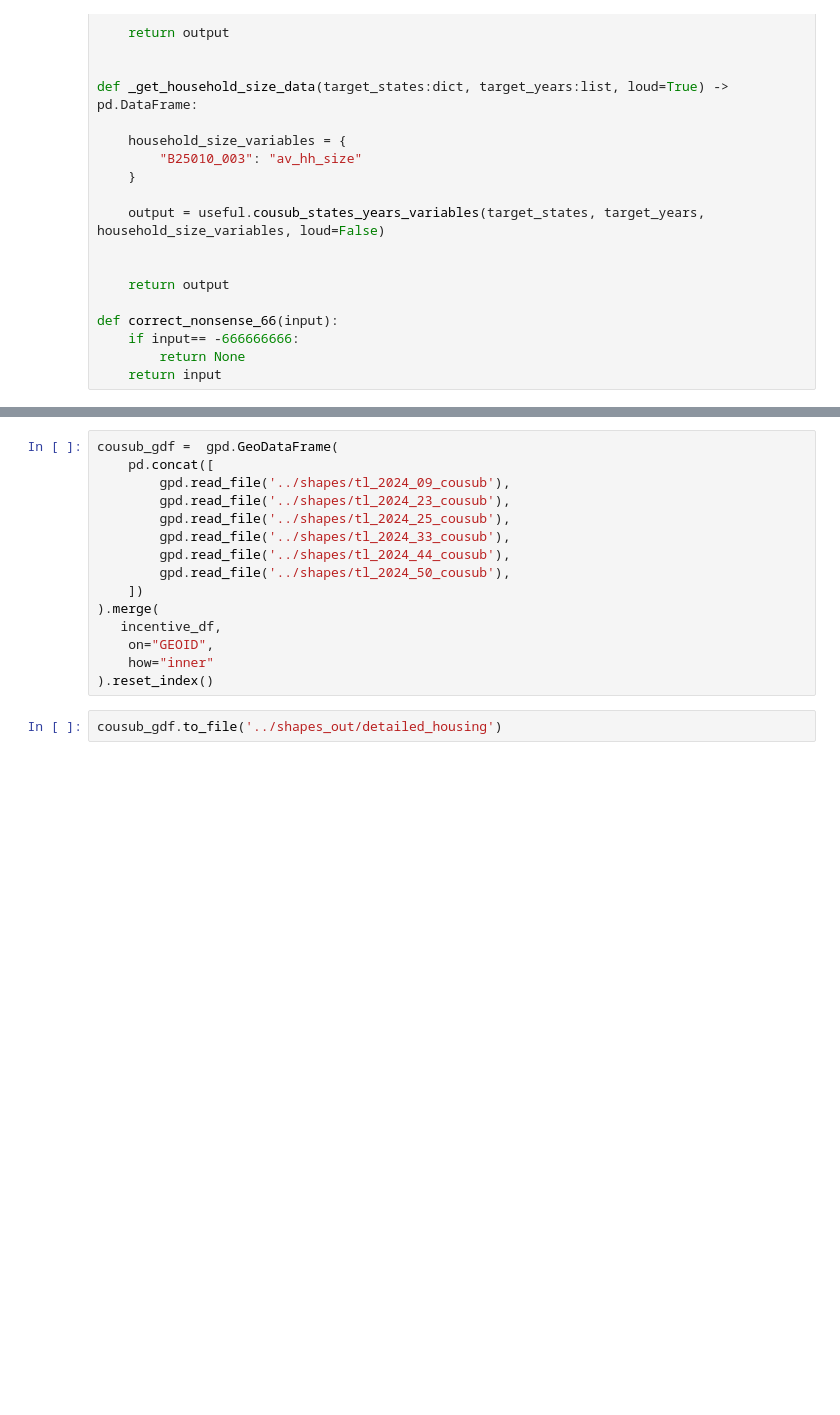
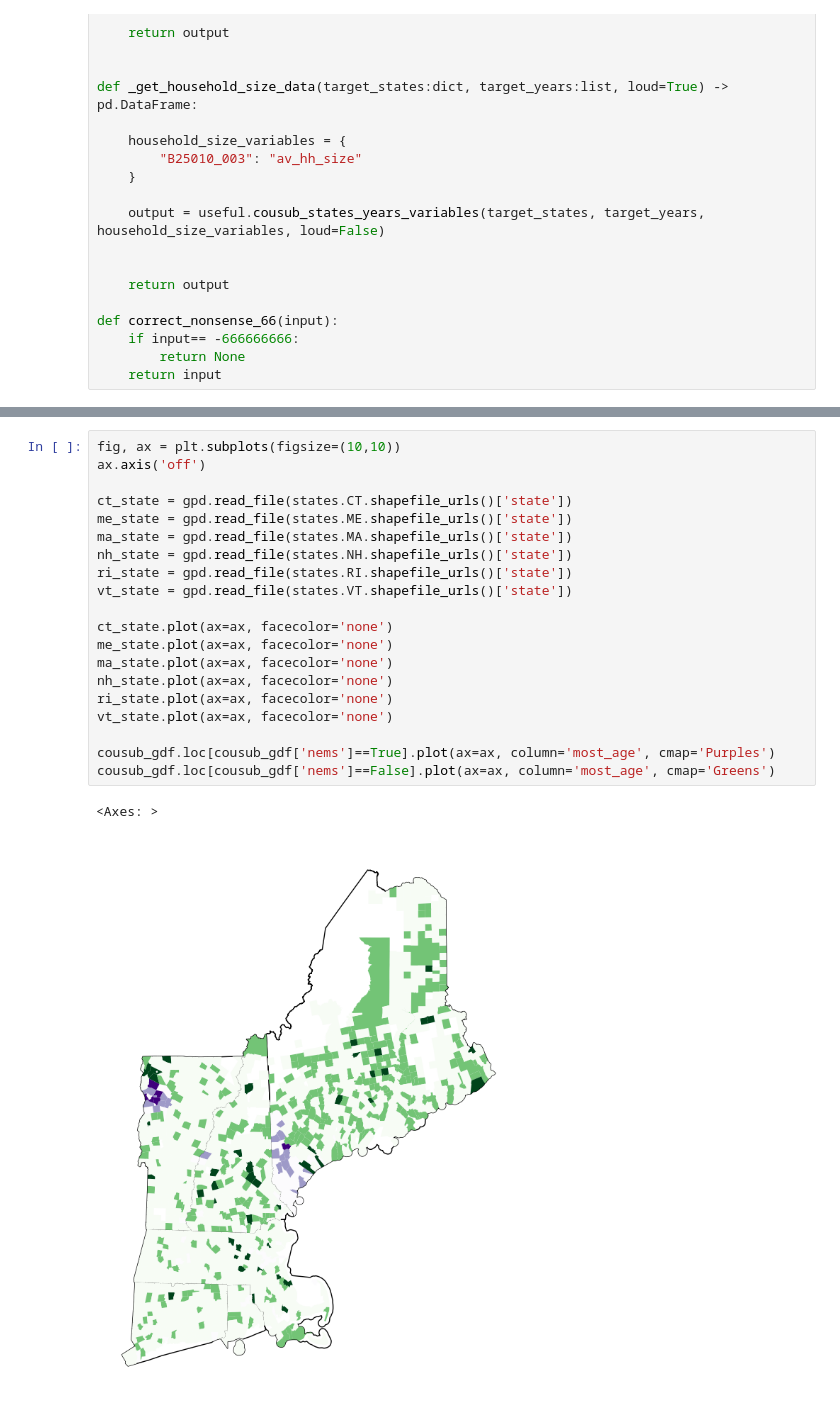
Before and after one commit to calebkennedyhill/nems_data, a Jupyter notebook: nbs/housing.ipynb, the cells around one changed output, grey strips where cells are left out. Drawn from its saved outputs; the diff is of its cells as text; blank space fills up the shorter version.

Commit message:
housing is good

```diff
--- a/nbs/housing.ipynb
+++ b/nbs/housing.ipynb
@@ -314,17 +329,23 @@ incentive_df.drop(columns=["nems_x","nems_y"],inplace=True)
-# %%
-cousub_gdf =  gpd.GeoDataFrame(
-    pd.concat([
-        gpd.read_file('../shapes/tl_2024_09_cousub'),
-        gpd.read_file('../shapes/tl_2024_23_cousub'),
-        gpd.read_file('../shapes/tl_2024_25_cousub'),
-        gpd.read_file('../shapes/tl_2024_33_cousub'),
-        gpd.read_file('../shapes/tl_2024_44_cousub'),
-        gpd.read_file('../shapes/tl_2024_50_cousub'),
-    ])
-).merge(
-   incentive_df,
-    on="GEOID",
-    how="inner"
-).reset_index()
-# %%
-cousub_gdf.to_file('../shapes_out/detailed_housing')
+# %%
+fig, ax = plt.subplots(figsize=(10,10))
+ax.axis('off')
+
+ct_state = gpd.read_file(states.CT.shapefile_urls()['state'])
+me_state = gpd.read_file(states.ME.shapefile_urls()['state'])
+ma_state = gpd.read_file(states.MA.shapefile_urls()['state'])
+nh_state = gpd.read_file(states.NH.shapefile_urls()['state'])
+ri_state = gpd.read_file(states.RI.shapefile_urls()['state'])
+vt_state = gpd.read_file(states.VT.shapefile_urls()['state'])
+
+ct_state.plot(ax=ax, facecolor='none')
+me_state.plot(ax=ax, facecolor='none')
+ma_state.plot(ax=ax, facecolor='none')
+nh_state.plot(ax=ax, facecolor='none')
+ri_state.plot(ax=ax, facecolor='none')
+vt_state.plot(ax=ax, facecolor='none')
+
+cousub_gdf.loc[cousub_gdf['nems']==True].plot(ax=ax, column='most_age', cmap='Purples')
+cousub_gdf.loc[cousub_gdf['nems']==False].plot(ax=ax, column='most_age', cmap='Greens')
+# %% [output]
+<Axes: >
+[figure, added]
```
Also changed, not shown: parts of 1 cell of this notebook, 1 other file.
